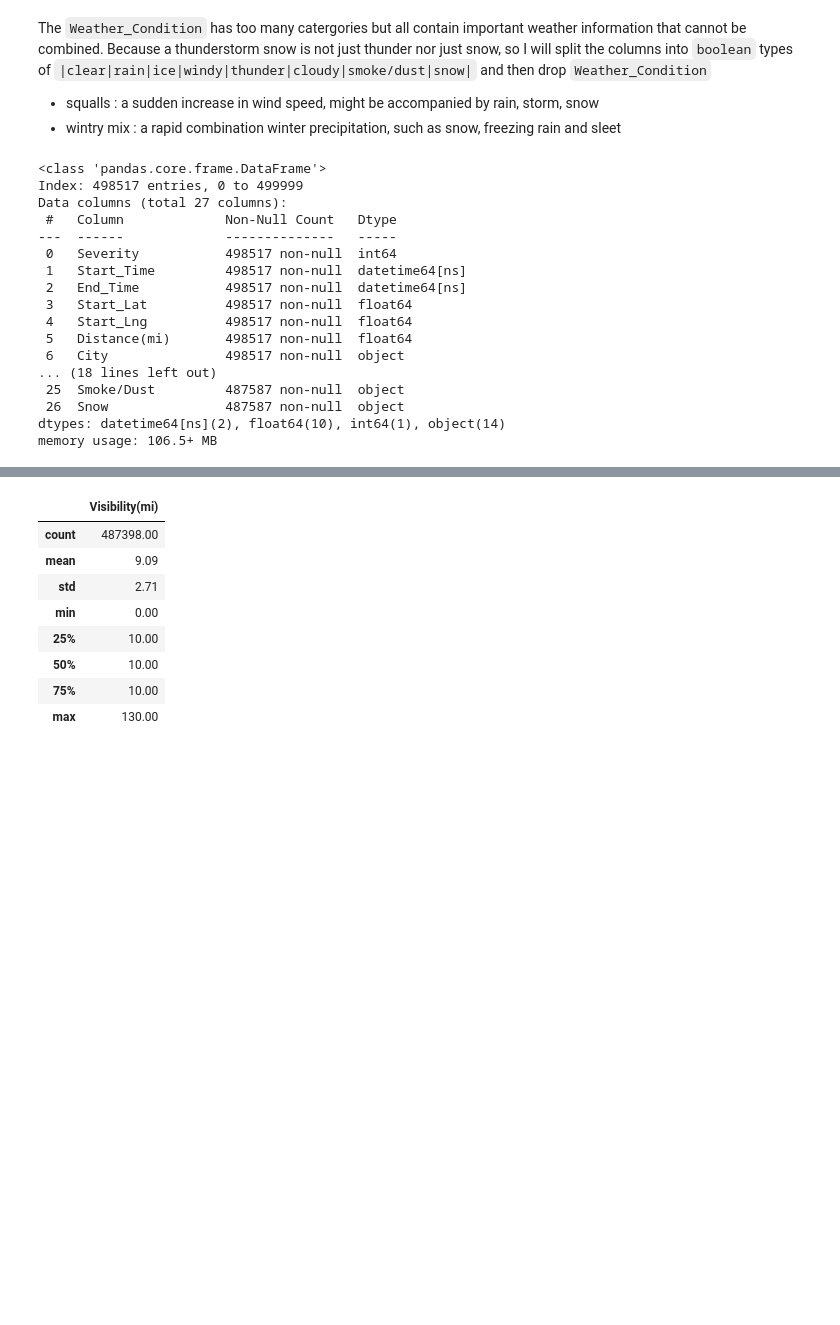
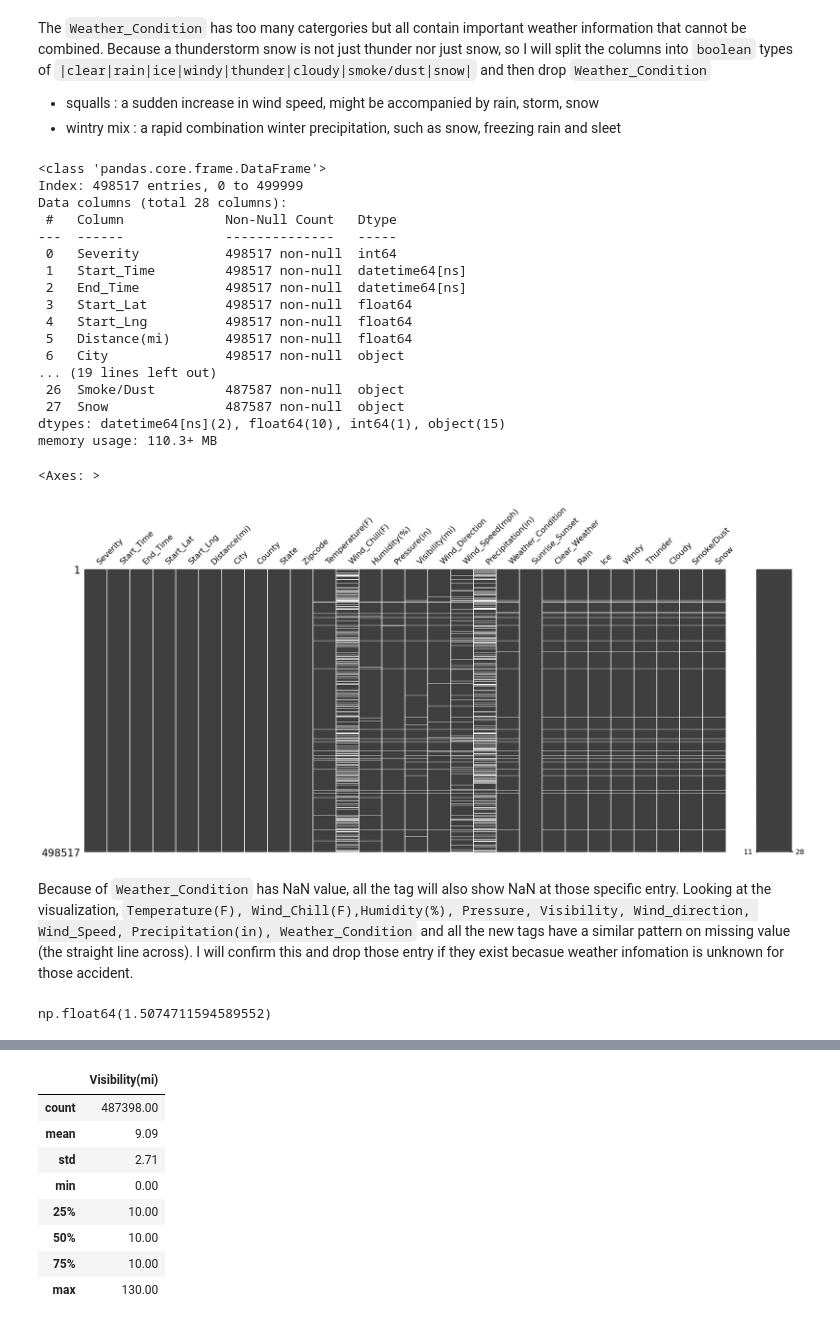
Before and after one commit to sgterrado/Need4Data-Blue-Bumper-Cars, a Jupyter notebook: Need4Data_DataClean.ipynb, the cells around one changed output, grey strips where cells are left out. Saved outputs shown, nothing was run; the diff lists cells and outputs as text; code cells hidden in the pictures; blank space fills up the shorter version.

Commit message:
drop all rows with NaN in 'Temperature(F)','Wind_Chill(F)','Humidity(%)','Pressure(in)', 'Visibility(mi)', 'Wind_Direction', 'Wind_Speed(mph)', 'Precipitation(in)', 'Weather_Condition'

```diff
--- a/Need4Data_DataClean.ipynb
+++ b/Need4Data_DataClean.ipynb
@@ -271,7 +270,7 @@ The `Weather_Condition` has too many catergories but all contain important weath
 df['Weather_Condition'] = df['Weather_Condition'].replace('N/A Precipitation','')
 df['Weather_Condition'] = df['Weather_Condition'].str.lower()
 
-df['Clear Weather'] = df['Weather_Condition'].str.contains('fair|clear')
+df['Clear_Weather'] = df['Weather_Condition'].str.contains('fair|clear')
 df['Rain'] = df['Weather_Condition'].str.contains('rain|drizzle|shower')
 df['Ice'] = df['Weather_Condition'].str.contains('freezing|hail|wintry|sleet|ice|pellet')
 df['Windy'] = df['Weather_Condition'].str.contains('funnel|tornado|windy|whirlwind|squall')
@@ -280,12 +279,11 @@ df['Cloudy'] = df['Weather_Condition'].str.contains('overcast|funnel|cloudy')
 df['Smoke/Dust'] = df['Weather_Condition'].str.contains('smoke|sand|dust|haze|fog|ash|mist')
 df['Snow'] = df['Weather_Condition'].str.contains('wintry|snow')
 
-df = df.drop( columns= ['Weather_Condition'])
 df.info()
 # %% [output]
 <class 'pandas.core.frame.DataFrame'>
 Index: 498517 entries, 0 to 499999
-Data columns (total 27 columns):
+Data columns (total 28 columns):
  #   Column             Non-Null Count   Dtype
 ---  ------             --------------   -----
  0   Severity           498517 non-null  int64
@@ -295,8 +293,23 @@ Data columns (total 27 columns):
  4   Start_Lng          498517 non-null  float64
  5   Distance(mi)       498517 non-null  float64
  6   City               498517 non-null  object
-... (18 lines left out)
- 25  Smoke/Dust         487587 non-null  object
- 26  Snow               487587 non-null  object
-dtypes: datetime64[ns](2), float64(10), int64(1), object(14)
-memory usage: 106.5+ MB
+... (19 lines left out)
+ 26  Smoke/Dust         487587 non-null  object
+ 27  Snow               487587 non-null  object
+dtypes: datetime64[ns](2), float64(10), int64(1), object(15)
+memory usage: 110.3+ MB
+# %%
+msno.matrix(df)
+# %% [output]
+<Axes: >
+[figure, added]
+# %% [markdown]
+Because of `Weather_Condition` has NaN value, all the tag will also show NaN at those specific entry.
+Looking at the visualization, `Temperature(F), Wind_Chill(F),Humidity(%), Pressure, Visibility, Wind_direction, Wind_Speed, Precipitation(in), Weather_Condition` and all the new tags have a similar pattern on missing value (the straight line across). I will confirm this and drop those entry if they exist becasue weather infomation is unknown for those accident.
+# %%
+cols_to_check = ['Temperature(F)','Wind_Chill(F)','Humidity(%)','Pressure(in)',
+                 'Visibility(mi)', 'Wind_Direction', 'Wind_Speed(mph)',
+                 'Precipitation(in)', 'Weather_Condition']
+df[cols_to_check].isna().all(axis=1).mean() * 100 # check how much they exist in the dataset
+# %% [output]
+np.float64(1.5074711594589552)
```
Also changed, not shown: parts of 3 cells of this notebook.
